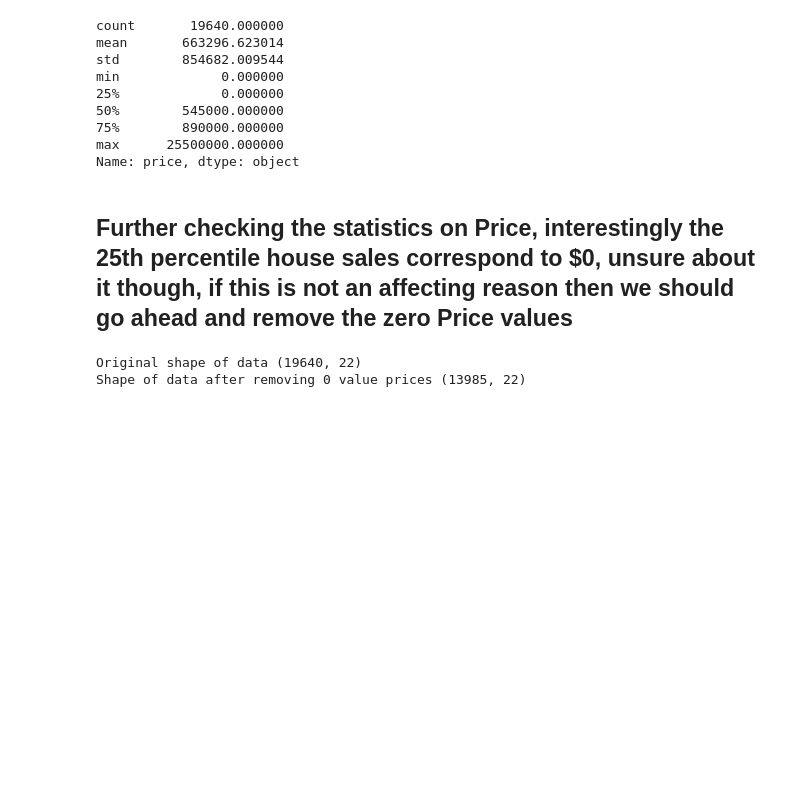
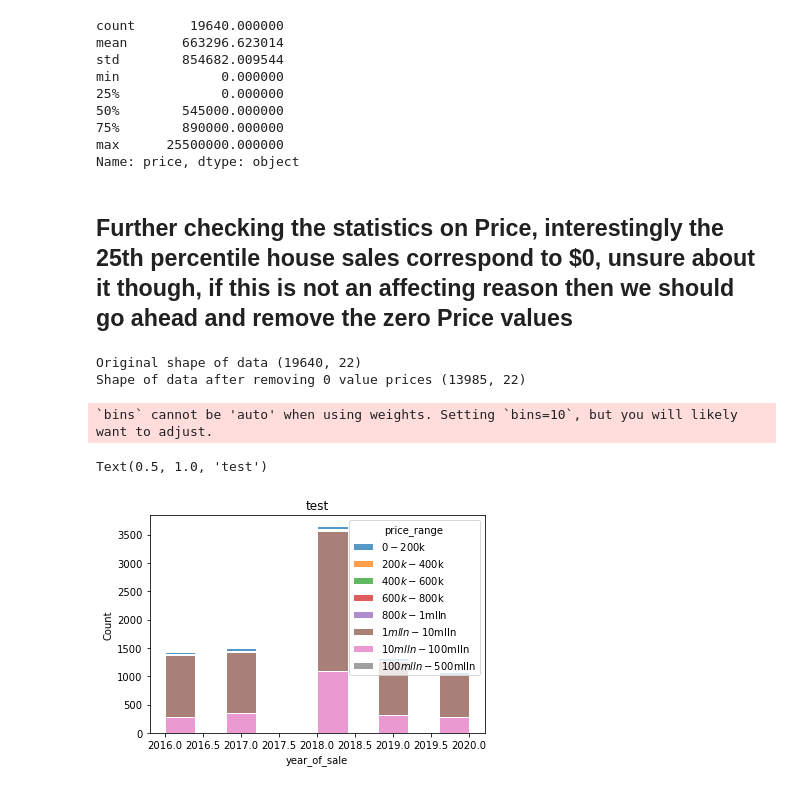
Before and after one commit to nipunikajain/Housing_Price_Prediction_OOP, a Jupyter notebook: Housing_price.ipynb, the cells around one changed output. Saved outputs shown, nothing was run; the diff lists cells and outputs as text; code cells hidden in the pictures; blank space fills up the shorter version.

```diff
--- a/Housing_price.ipynb
+++ b/Housing_price.ipynb
@@ -71,3 +70,25 @@ print("Shape of data after removing 0 value prices", data_non_zero.shape)
 # %% [output]
 Original shape of data (19640, 22)
 Shape of data after removing 0 value prices (13985, 22)
+# %%
+bins=[-100000000,20000,40000,60000,80000,100000,1000000,10000000,500000000]
+choices =['$0-$200k','$200k-$400k','$400k-$600k','$600k-$800k','$800k-$1mlln','$1mlln-$10mlln','$10mlln-$100mlln','$100mlln-$500mlln']
+data_non_zero['price_range']=pd.cut(data_non_zero['price'],bins=bins,labels=choices)
+# %%
+sale_range = data_non_zero.groupby(['year_of_sale','price_range'])['price_range'].count().reset_index(name='count')
+# %%
+ax = sns.histplot(
+    sale_range,
+    x = 'year_of_sale',
+    weights='count',
+    hue='price_range',
+    multiple='stack',
+    edgecolor='white',
+    shrink=1
+)
+
+ax.set_title('test')
+# %% [output]
+`bins` cannot be 'auto' when using weights. Setting `bins=10`, but you will likely want to adjust.
+Text(0.5, 1.0, 'test')
+[figure, added]
```
Also changed, not shown: parts of 2 cells of this notebook, 1 other file.
